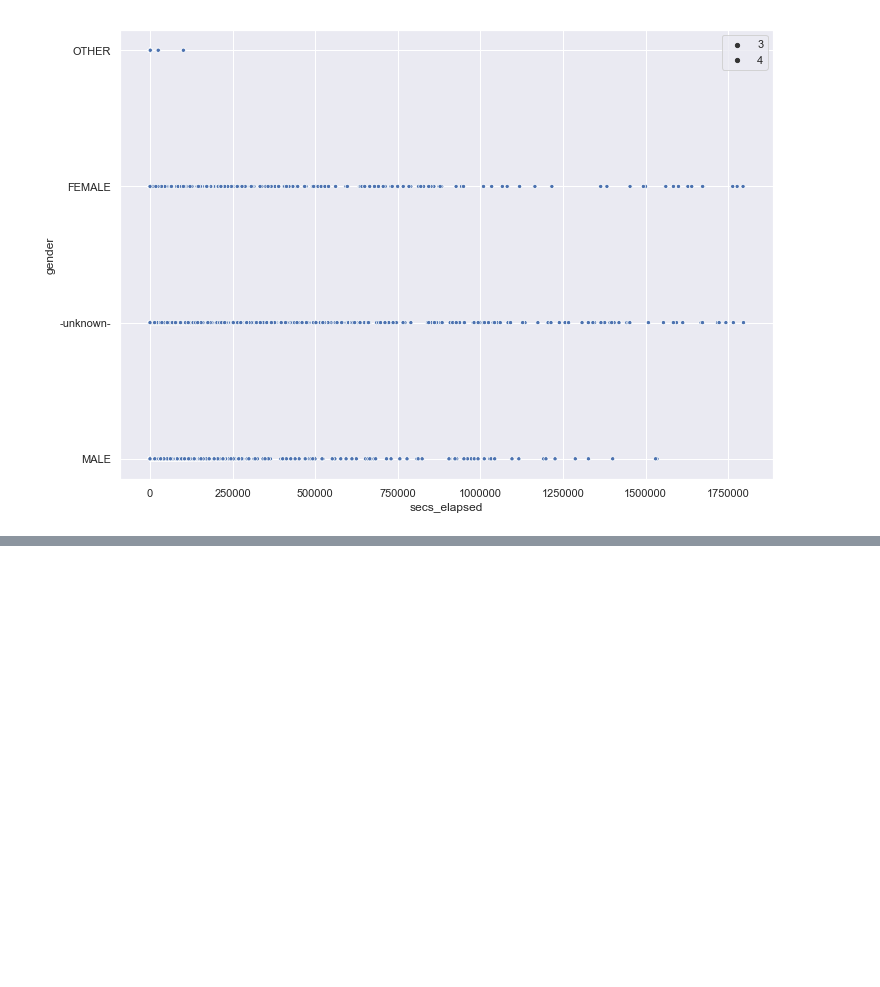
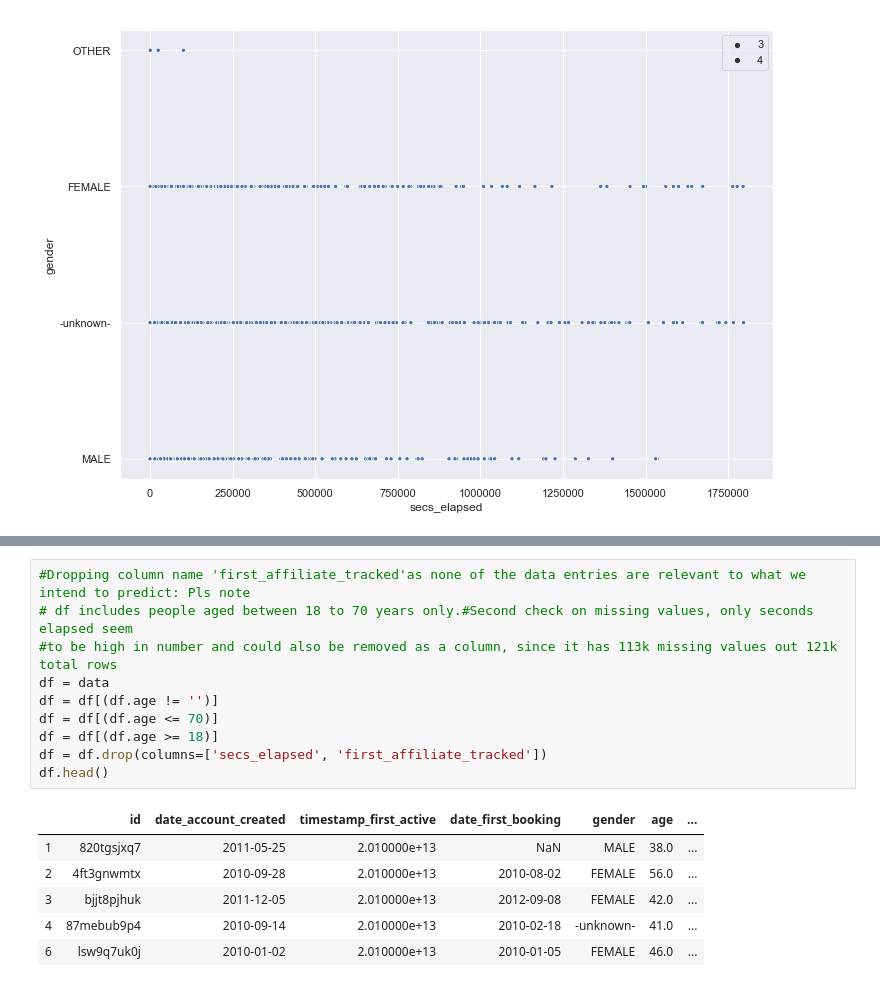
Before and after one commit to venkii83/Springboard, a Jupyter notebook: Capstone 1.ipynb, the cells around one changed output, grey strips where cells are left out. Cells and saved outputs as stored; diff of their text form; blank space fills up the shorter version.

```diff
--- a/Capstone 1.ipynb
+++ b/Capstone 1.ipynb
@@ -191,0 +216,17 @@ timeplot = sns.scatterplot(x='secs_elapsed', y='gender', data=data, size = 4)
+# %%
+#Dropping column name 'first_affiliate_tracked'as none of the data entries are relevant to what we intend to predict: Pls note
+# df includes people aged between 18 to 70 years only.#Second check on missing values, only seconds elapsed seem
+#to be high in number and could also be removed as a column, since it has 113k missing values out 121k total rows
+df = data
+df = df[(df.age != '')]
+df = df[(df.age <= 70)]
+df = df[(df.age >= 18)]
+df = df.drop(columns=['secs_elapsed', 'first_affiliate_tracked'])
+df.head()
+# %% [output]
+|  | id | date_account_created | timestamp_first_active | date_first_booking | gender | age | ... |
+| 1 | 820tgsjxq7 | 2011-05-25 | 2.010000e+13 | NaN | MALE | 38.0 | ... |
+| 2 | 4ft3gnwmtx | 2010-09-28 | 2.010000e+13 | 2010-08-02 | FEMALE | 56.0 | ... |
+| 3 | bjjt8pjhuk | 2011-12-05 | 2.010000e+13 | 2012-09-08 | FEMALE | 42.0 | ... |
+| 4 | 87mebub9p4 | 2010-09-14 | 2.010000e+13 | 2010-02-18 | -unknown- | 41.0 | ... |
+| 6 | lsw9q7uk0j | 2010-01-02 | 2.010000e+13 | 2010-01-05 | FEMALE | 46.0 | ... |
```
Also changed, not shown: parts of 27 cells of this notebook.
